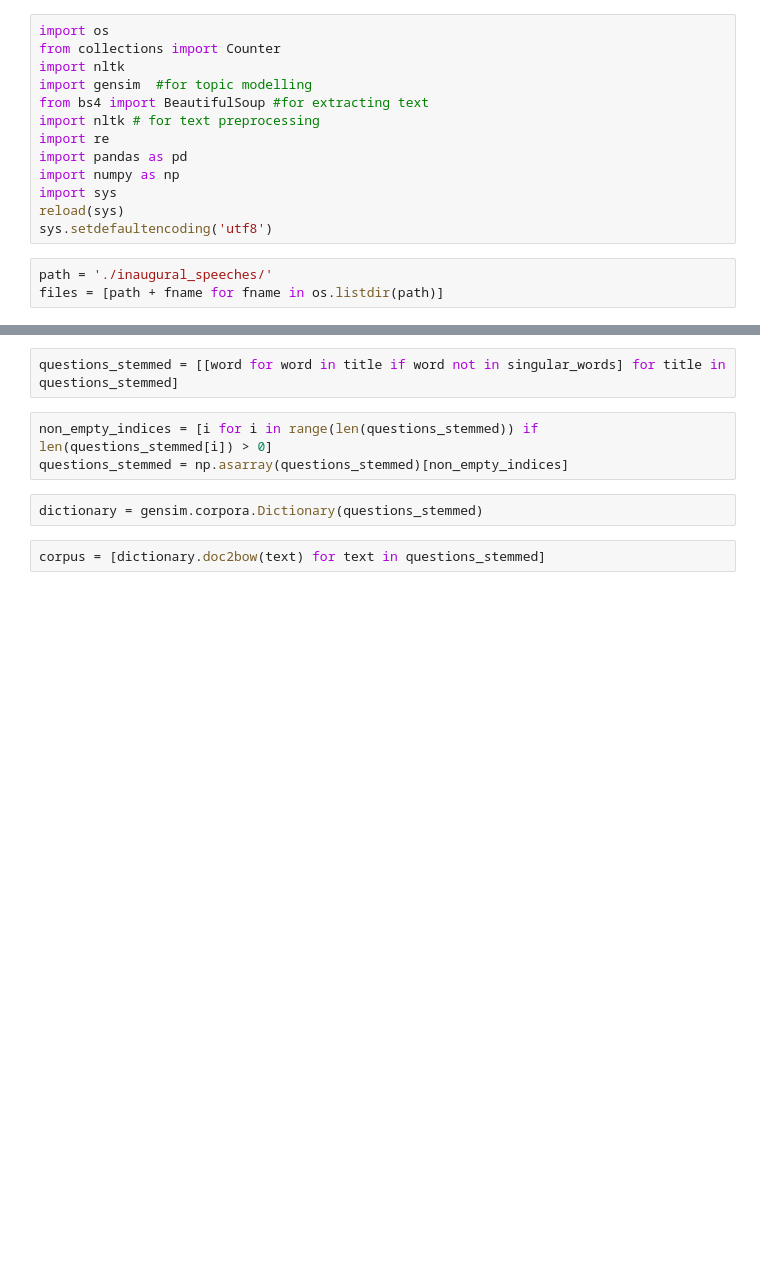
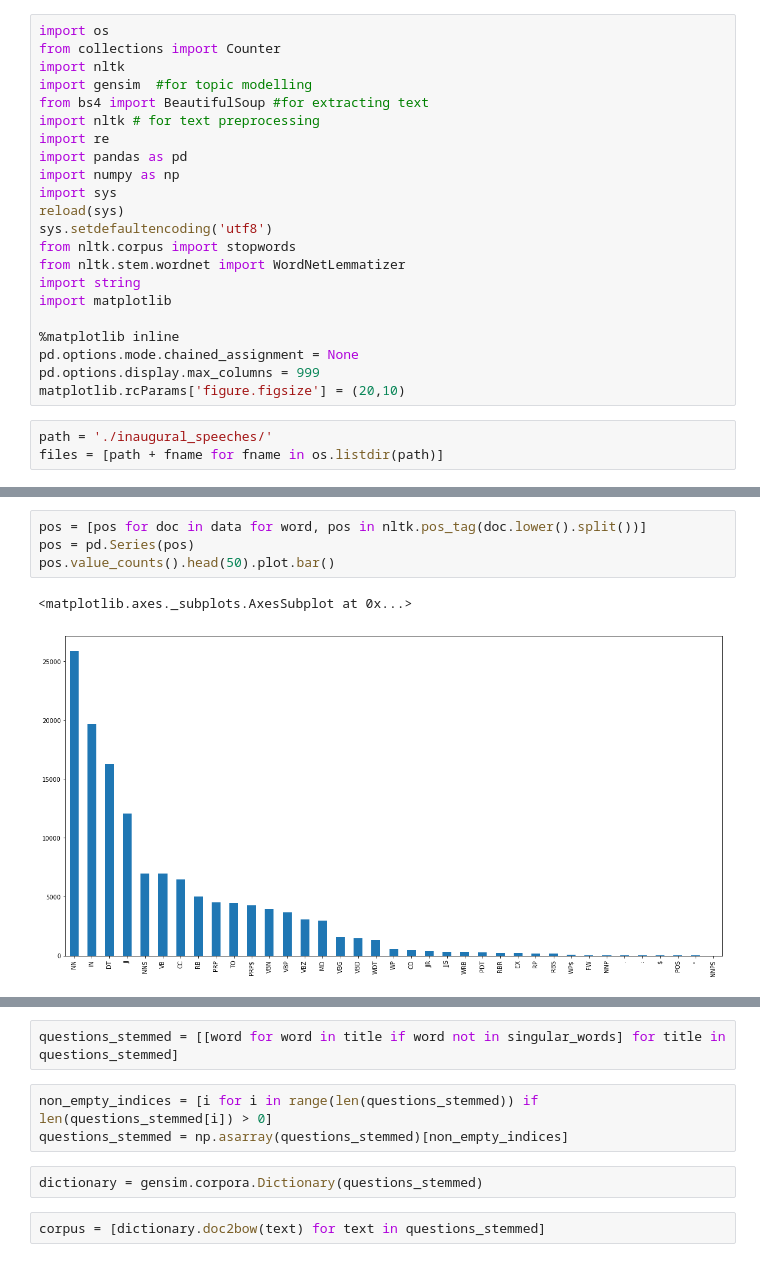
Before and after one commit to NVTACSI/minihackathon_jvn, a Jupyter notebook: Untitled.ipynb, the cells around one changed output, grey strips where cells are left out. Drawn from its saved outputs; the diff is of its cells as text; blank space fills up the shorter version.

```diff
--- a/Untitled.ipynb
+++ b/Untitled.ipynb
@@ -11,6 +11,15 @@ import numpy as np
 import sys
 reload(sys)
 sys.setdefaultencoding('utf8')
+from nltk.corpus import stopwords
+from nltk.stem.wordnet import WordNetLemmatizer
+import string
+import matplotlib
+
+%matplotlib inline
+pd.options.mode.chained_assignment = None
+pd.options.display.max_columns = 999
+matplotlib.rcParams['figure.figsize'] = (20,10)
 # %%
 path = './inaugural_speeches/'
 files = [path + fname for fname in os.listdir(path)]
@@ -50,0 +67,7 @@ all_tokens = [[c.lower() for c in token] for token in all_tokens]
+# %%
+pos = [pos for doc in data for word, pos in nltk.pos_tag(doc.lower().split())]
+pos = pd.Series(pos)
+pos.value_counts().head(50).plot.bar()
+# %% [output]
+<matplotlib.axes._subplots.AxesSubplot at 0x...>
+[figure, added]
```
Also changed, not shown: parts of 18 cells of this notebook.
